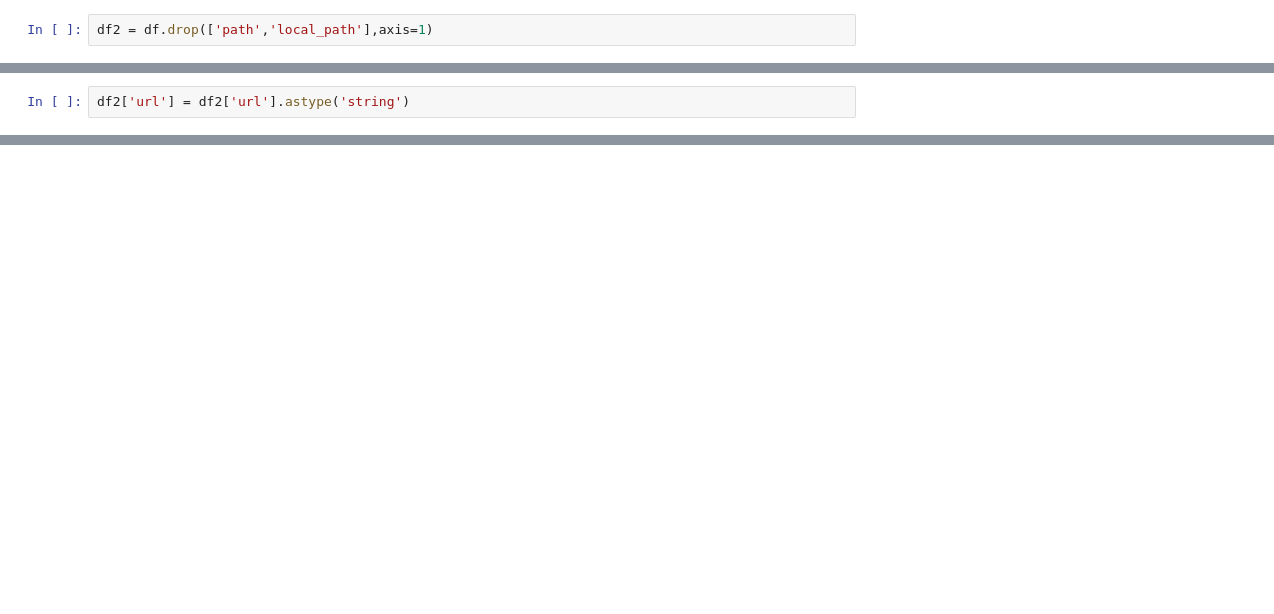
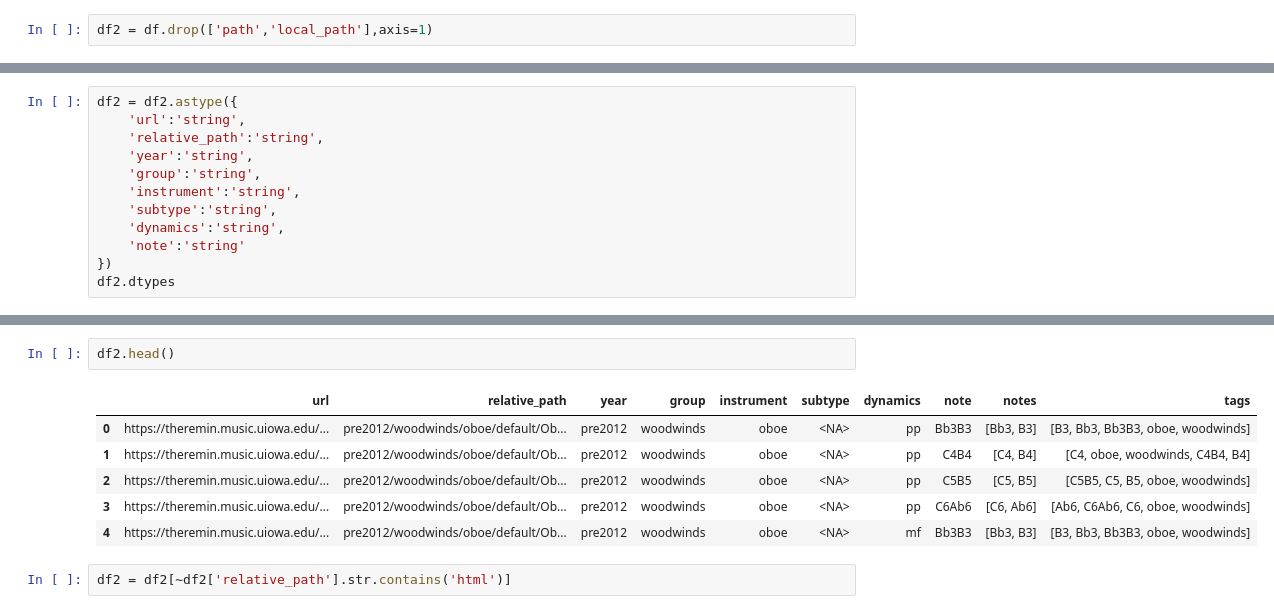
Before and after one commit to into-the-blue/muse, a Jupyter notebook: packages/notebooks/look_at_data.ipynb, the cells around one changed output, grey strips where cells are left out. Drawn from its saved outputs; the diff is of its cells as text; blank space fills up the shorter version.

```diff
--- a/packages/notebooks/look_at_data.ipynb
+++ b/packages/notebooks/look_at_data.ipynb
@@ -234,2 +244,12 @@ dtype: object
 # %%
-df2['url'] = df2['url'].astype('string')
+df2 = df2.astype({
+    'url':'string',
+    'relative_path':'string',
+    'year':'string',
+    'group':'string',
+    'instrument':'string',
+    'subtype':'string',
+    'dynamics':'string',
+    'note':'string'
+})
+df2.dtypes
@@ -235,0 +268,11 @@ df2['url'] = df2['url'].astype('string')
+# %%
+df2.head()
+# %% [output]
+|  | url | relative_path | year | group | instrument | subtype | dynamics | note | notes | tags |
+| 0 | https://theremin.music.uiowa.edu/... | pre2012/woodwinds/oboe/default/Ob... | pre2012 | woodwinds | oboe | <NA> | pp | Bb3B3 | [Bb3, B3] | [B3, Bb3, Bb3B3, oboe, woodwinds] |
+| 1 | https://theremin.music.uiowa.edu/... | pre2012/woodwinds/oboe/default/Ob... | pre2012 | woodwinds | oboe | <NA> | pp | C4B4 | [C4, B4] | [C4, oboe, woodwinds, C4B4, B4] |
+| 2 | https://theremin.music.uiowa.edu/... | pre2012/woodwinds/oboe/default/Ob... | pre2012 | woodwinds | oboe | <NA> | pp | C5B5 | [C5, B5] | [C5B5, C5, B5, oboe, woodwinds] |
+| 3 | https://theremin.music.uiowa.edu/... | pre2012/woodwinds/oboe/default/Ob... | pre2012 | woodwinds | oboe | <NA> | pp | C6Ab6 | [C6, Ab6] | [Ab6, C6Ab6, C6, oboe, woodwinds] |
+| 4 | https://theremin.music.uiowa.edu/... | pre2012/woodwinds/oboe/default/Ob... | pre2012 | woodwinds | oboe | <NA> | mf | Bb3B3 | [Bb3, B3] | [B3, Bb3, Bb3B3, oboe, woodwinds] |
+# %%
+df2 = df2[~df2['relative_path'].str.contains('html')]
```
Also changed, not shown: parts of 14 cells of this notebook, 1 other file.
